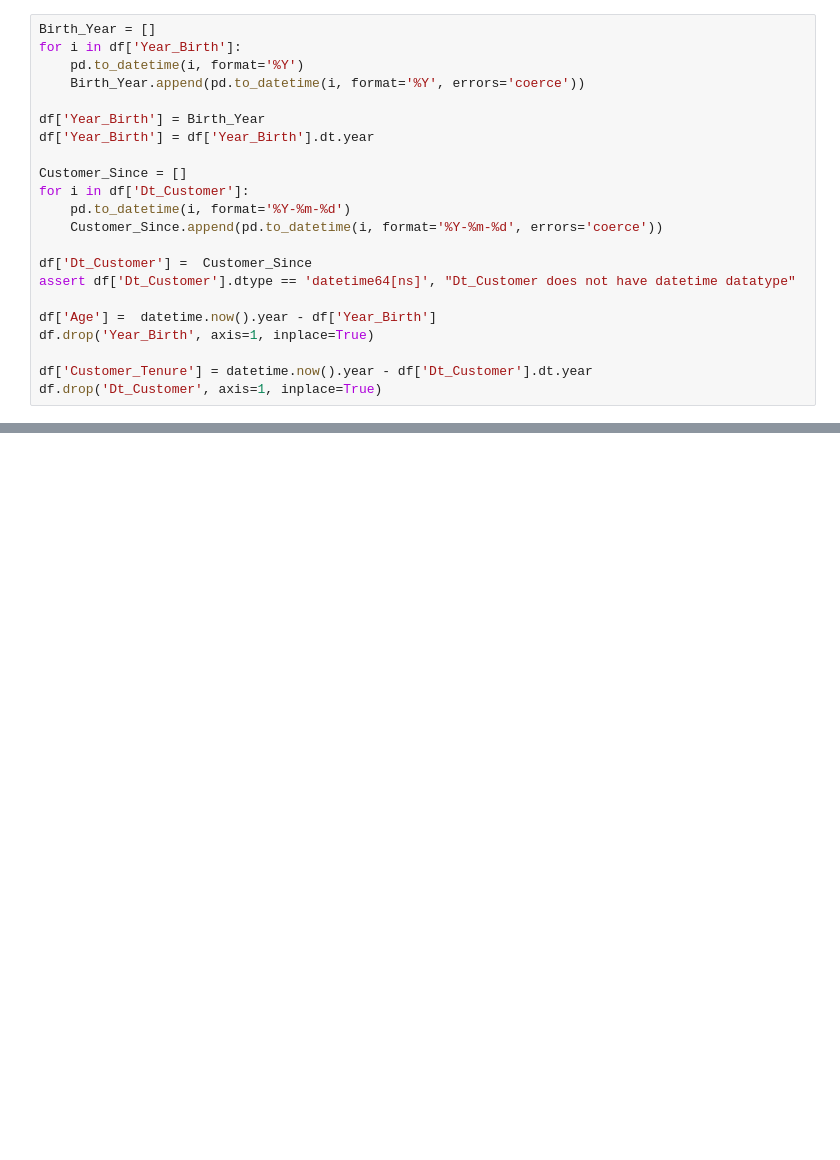
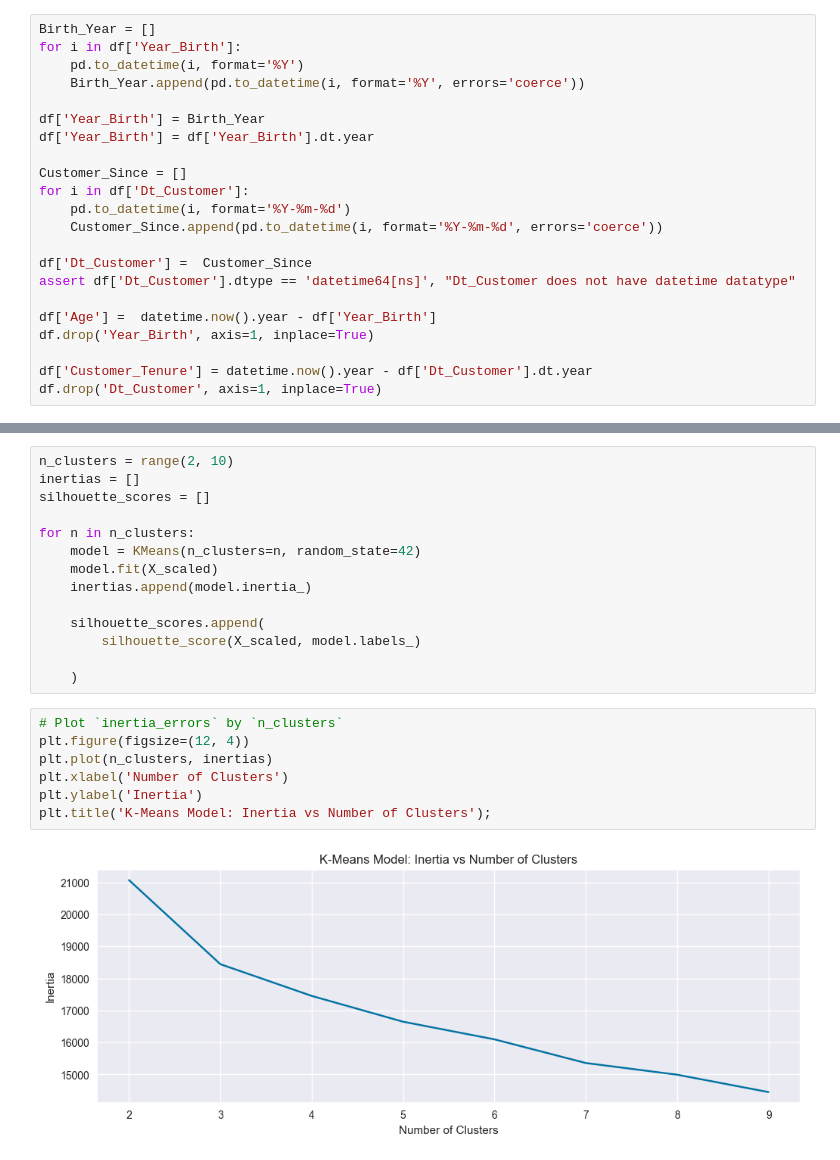
Before and after one commit to Barakamtana/Customer_Segmentation, a Jupyter notebook: Customer_segmentation.ipynb, the cells around one changed output, grey strips where cells are left out. Saved outputs shown, nothing was run; the diff lists cells and outputs as text; blank space fills up the shorter version.

```diff
--- a/Customer_segmentation.ipynb
+++ b/Customer_segmentation.ipynb
@@ -209,0 +291,23 @@ columns_to_drop = df.columns[18:-2]
+# %%
+n_clusters = range(2, 10)
+inertias = []
+silhouette_scores = []
+
+for n in n_clusters:
+    model = KMeans(n_clusters=n, random_state=42)
+    model.fit(X_scaled)
+    inertias.append(model.inertia_)
+
+    silhouette_scores.append(
+        silhouette_score(X_scaled, model.labels_)
+
+    )
+# %%
+# Plot `inertia_errors` by `n_clusters`
+plt.figure(figsize=(12, 4))
+plt.plot(n_clusters, inertias)
+plt.xlabel('Number of Clusters')
+plt.ylabel('Inertia')
+plt.title('K-Means Model: Inertia vs Number of Clusters');
+# %% [output]
+[figure, added]
```
Also changed, not shown: parts of 24 cells of this notebook.
